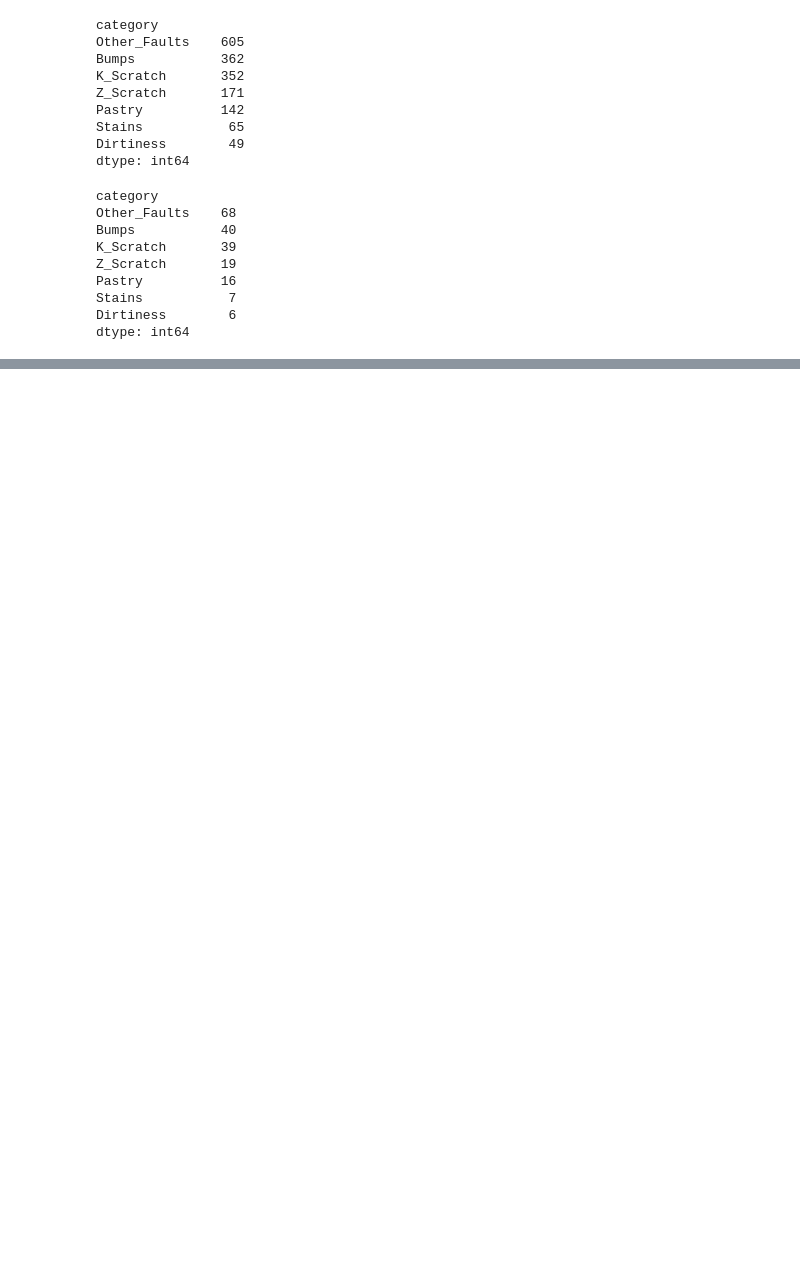
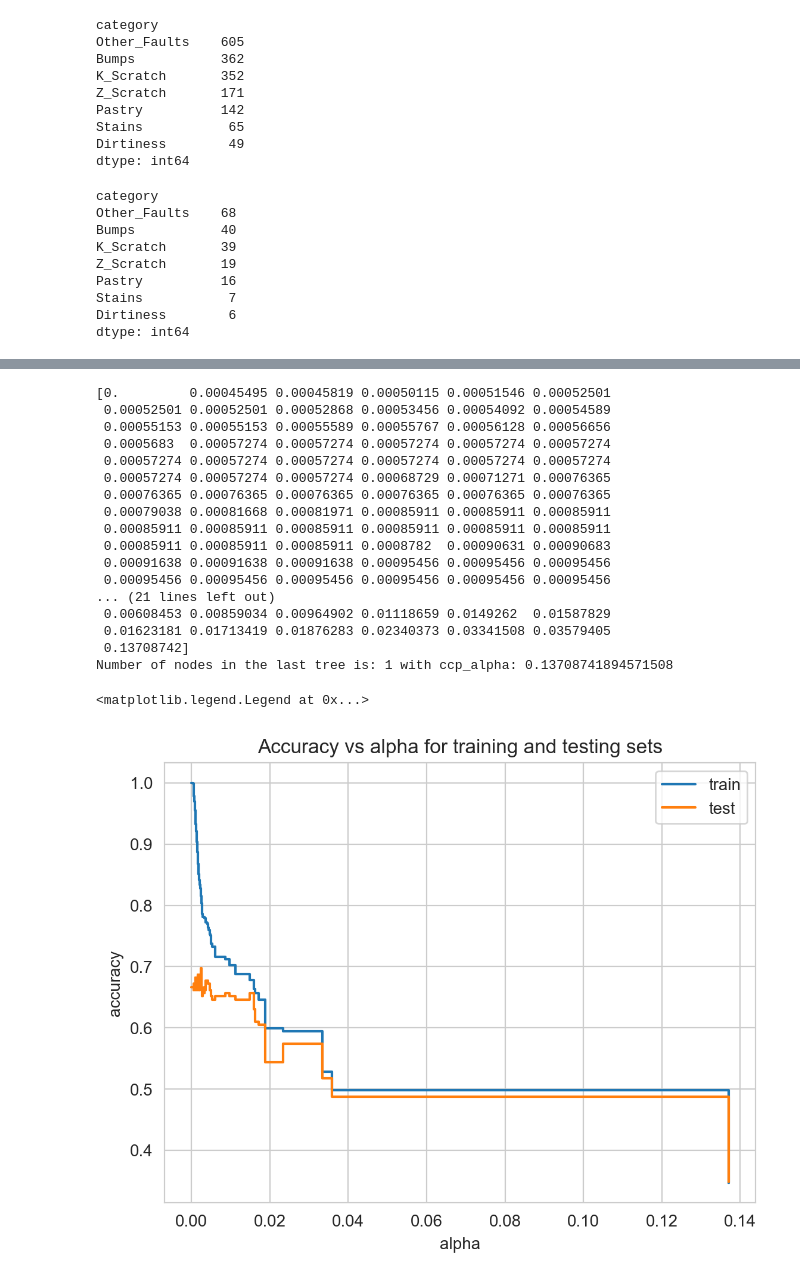
Before and after one commit to lwlwlwlwlw/Strip-surface-defect-classification-identification, a Jupyter notebook: q2/main.ipynb, the cells around one changed output, grey strips where cells are left out. Drawn from its saved outputs; the diff is of its cells as text; code cells hidden in the pictures; blank space fills up the shorter version.

```diff
--- a/q2/main.ipynb
+++ b/q2/main.ipynb
@@ -232,0 +238,51 @@ weighted avg       0.67      0.67      0.66       195
+# %%
+# 对决策树进行预剪枝和后剪枝
+# 后剪枝
+path = dtc.cost_complexity_pruning_path(X_train, y_train)
+#cost_complexity_pruning_path：返回两个参数，
+#第一个是CCP剪枝后决策树序列T0,T1,...,Tt对应的误差率增益率α；第二个是剪枝后决策树所有叶子节点的不纯度
+ccp_alphas, impurities = path.ccp_alphas, path.impurities
+print(ccp_alphas)
+# ccp_alpha_list = [0.01, 0.02, 0.03, 0.04, 0.05, 0.06, 0.07, 0.08, 0.09, 0.1]
+clfs = []
+for ccp_alpha in ccp_alphas:
+    clf = tree.DecisionTreeClassifier(random_state=0, ccp_alpha=ccp_alpha)
+    clf.fit(X_train, y_train)
+    clfs.append(clf)
+#输出最后一个数的节点个数和ccp_alphas
+print("Number of nodes in the last tree is: {} with ccp_alpha: {}".format(
+      clfs[-1].tree_.node_count, ccp_alphas[-1]))
+train_scores = [clf.score(X_train, y_train) for clf in clfs]
+test_scores = [clf.score(X_test, y_test) for clf in clfs]
+plt.rcParams['savefig.dpi'] = 80 #图片像素
+plt.rcParams['figure.dpi'] = 200 #分辨率
+# 默认的像素：[6.0,4.0]，分辨率为100，图片尺寸为 600*400
+fig, ax = plt.subplots()
+ax.set_xlabel("alpha")
+ax.set_ylabel("accuracy")
+ax.set_title("Accuracy vs alpha for training and testing sets")
+ax.plot(ccp_alphas, train_scores, marker='', label="train",
+        drawstyle="steps-post")
+ax.plot(ccp_alphas, test_scores, marker='', label="test",
+        drawstyle="steps-post")
+ax.legend()
+# %% [output]
+[0.         0.00045495 0.00045819 0.00050115 0.00051546 0.00052501
+ 0.00052501 0.00052501 0.00052868 0.00053456 0.00054092 0.00054589
+ 0.00055153 0.00055153 0.00055589 0.00055767 0.00056128 0.00056656
+ 0.0005683  0.00057274 0.00057274 0.00057274 0.00057274 0.00057274
+ 0.00057274 0.00057274 0.00057274 0.00057274 0.00057274 0.00057274
+ 0.00057274 0.00057274 0.00057274 0.00068729 0.00071271 0.00076365
+ 0.00076365 0.00076365 0.00076365 0.00076365 0.00076365 0.00076365
+ 0.00079038 0.00081668 0.00081971 0.00085911 0.00085911 0.00085911
+ 0.00085911 0.00085911 0.00085911 0.00085911 0.00085911 0.00085911
+ 0.00085911 0.00085911 0.00085911 0.0008782  0.00090631 0.00090683
+ 0.00091638 0.00091638 0.00091638 0.00095456 0.00095456 0.00095456
+ 0.00095456 0.00095456 0.00095456 0.00095456 0.00095456 0.00095456
+... (21 lines left out)
+ 0.00608453 0.00859034 0.00964902 0.01118659 0.0149262  0.01587829
+ 0.01623181 0.01713419 0.01876283 0.02340373 0.03341508 0.03579405
+ 0.13708742]
+Number of nodes in the last tree is: 1 with ccp_alpha: 0.13708741894571508
+<matplotlib.legend.Legend at 0x...>
+[figure, added]
```
Also changed, not shown: parts of 11 cells of this notebook, 4 other files.
